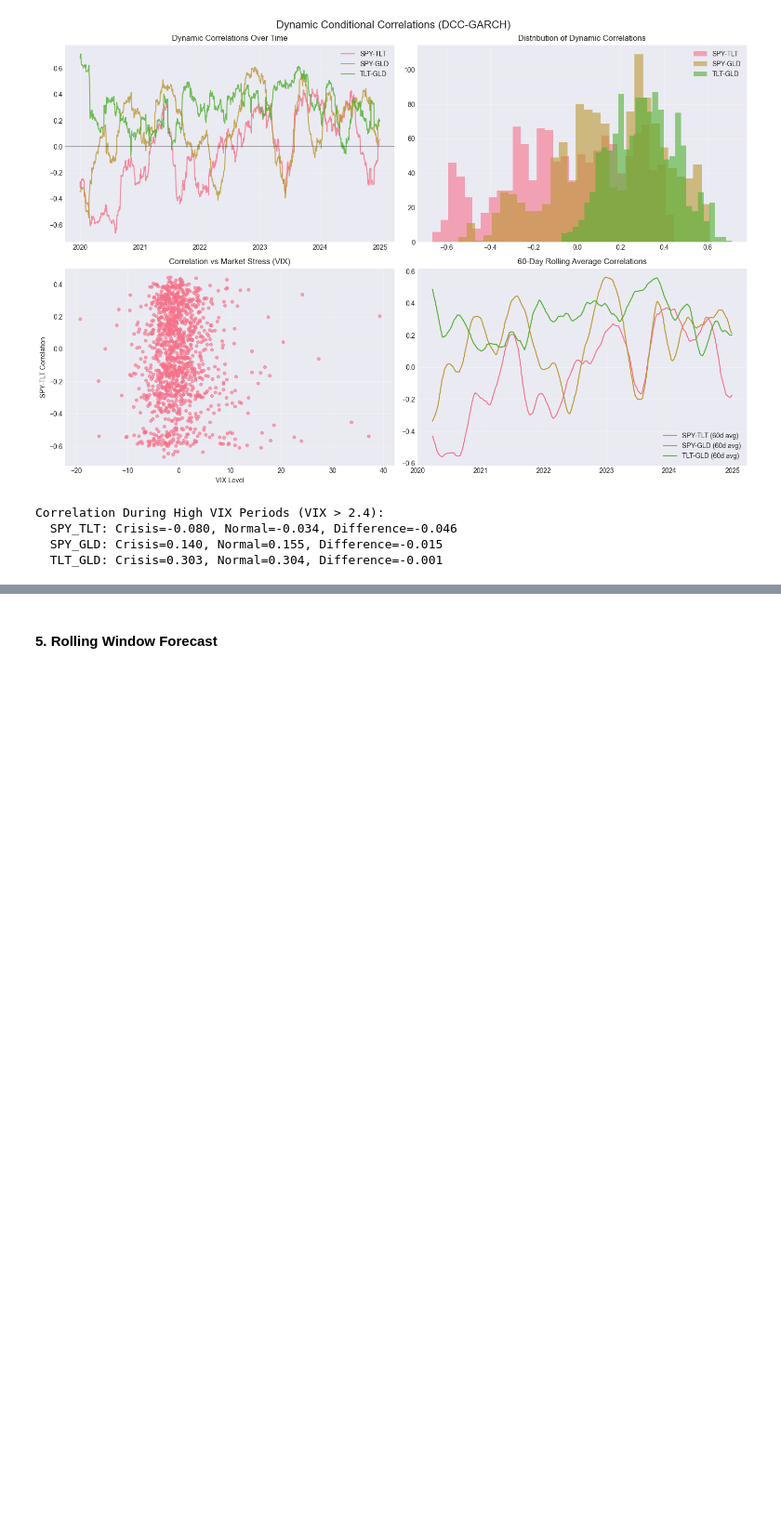
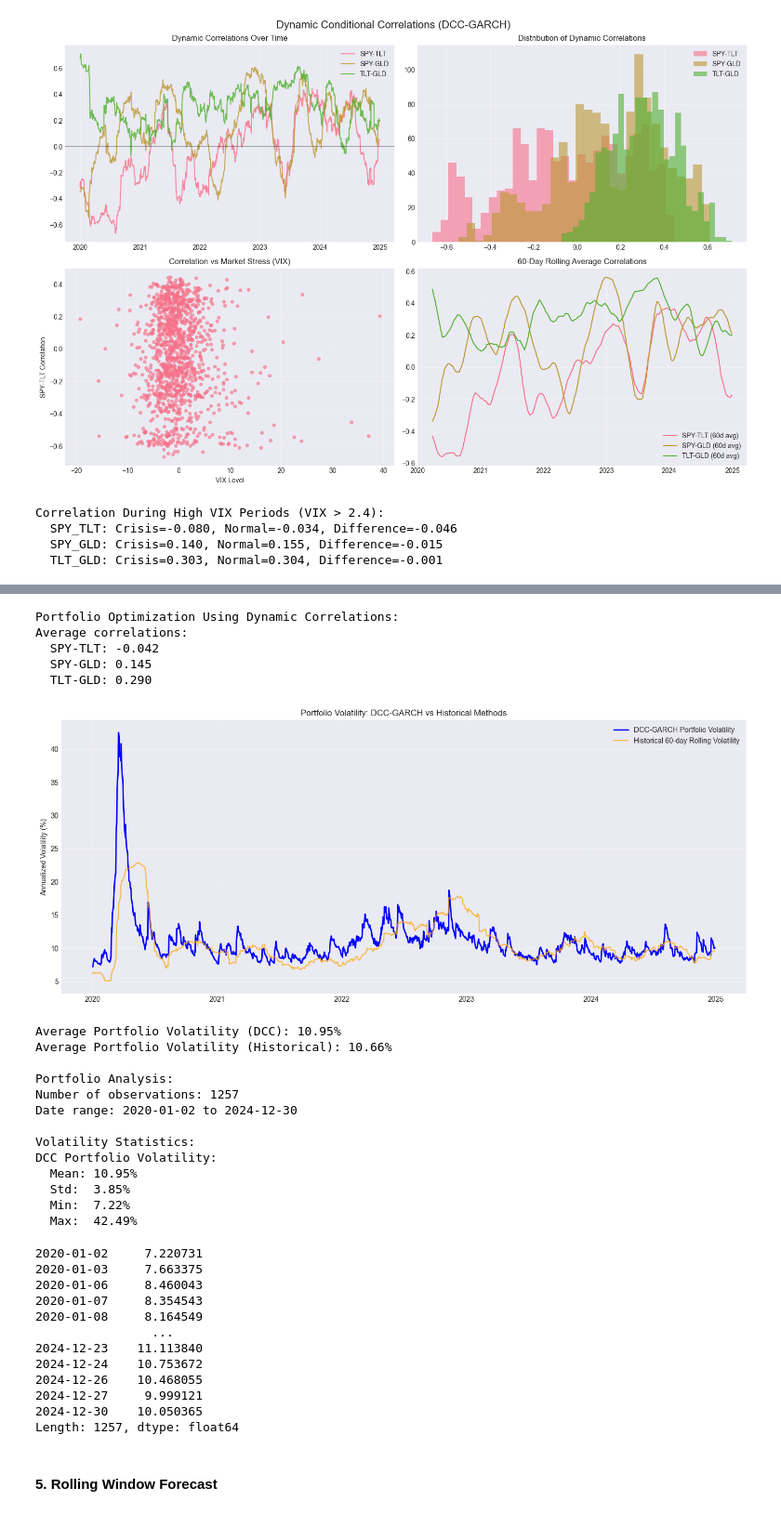
Before and after one commit to imoore99/GARCH, a Jupyter notebook: GARCH.ipynb, the cells around one changed output, grey strips where cells are left out. Shown at 93% size. Saved outputs shown, nothing was run; the diff lists cells and outputs as text; code cells hidden in the pictures; blank space fills up the shorter version.

```diff
--- a/GARCH.ipynb
+++ b/GARCH.ipynb
@@ -624,3 +595,37 @@ DCC Portfolio Volatility:
+# %%
+plot_conditional_volatility(conditional_vols)
+# %% [output]
+Portfolio Optimization Using Dynamic Correlations:
+Average correlations:
+  SPY-TLT: -0.042
+  SPY-GLD: 0.145
+  TLT-GLD: 0.290
+[figure, added]
+Average Portfolio Volatility (DCC): 10.95%
+Average Portfolio Volatility (Historical): 10.66%
+
+Portfolio Analysis:
+Number of observations: 1257
+Date range: 2020-01-02 to 2024-12-30
+
+Volatility Statistics:
+DCC Portfolio Volatility:
+  Mean: 10.95%
+  Std:  3.85%
+  Min:  7.22%
+  Max:  42.49%
+2020-01-02     7.220731
+2020-01-03     7.663375
+2020-01-06     8.460043
+2020-01-07     8.354543
+2020-01-08     8.164549
+                ...
+2024-12-23    11.113840
+2024-12-24    10.753672
+2024-12-26    10.468055
+2024-12-27     9.999121
+2024-12-30    10.050365
+Length: 1257, dtype: float64
 # %% [markdown]
 #### 5. Rolling Window Forecast
 # %%
```
Also changed, not shown: parts of 27 cells of this notebook, 1 other file.
